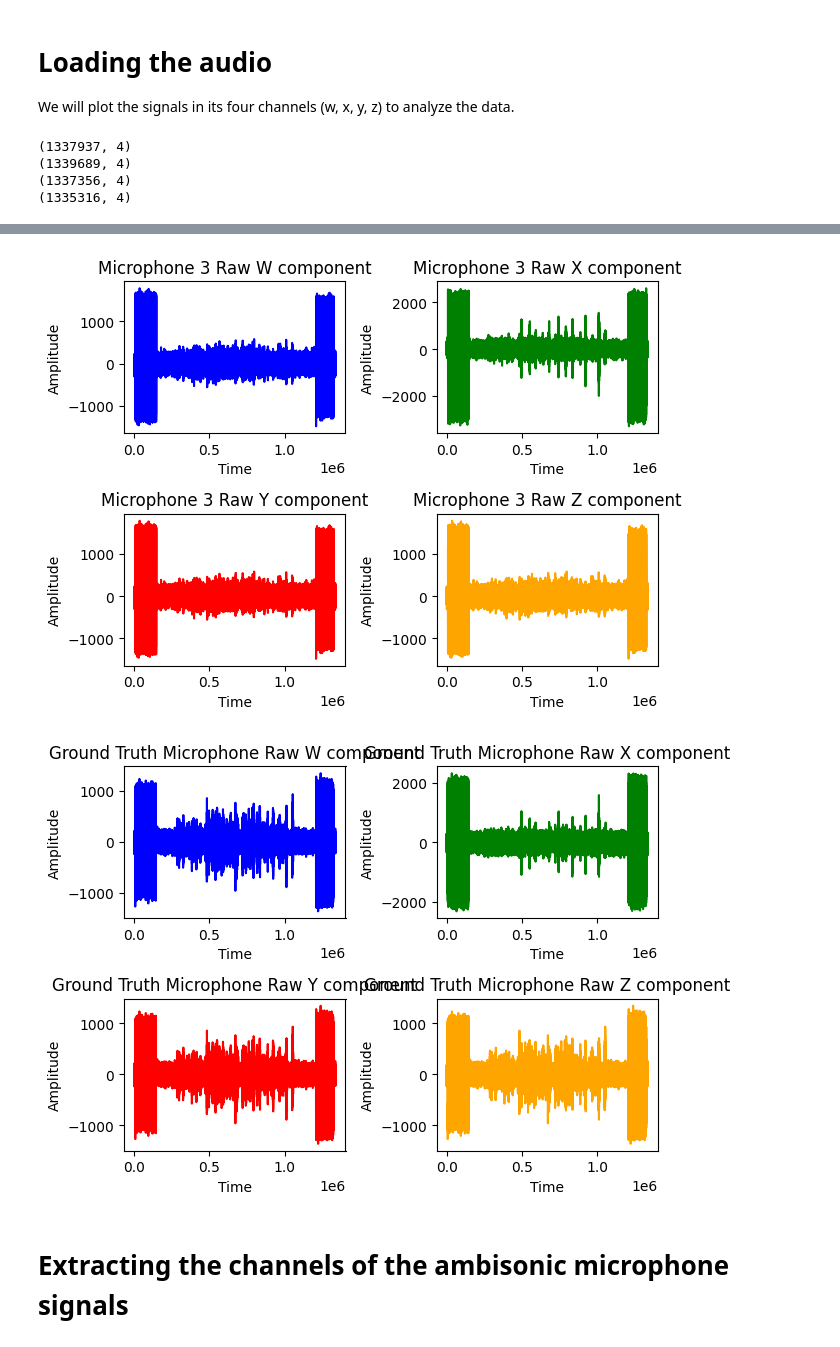
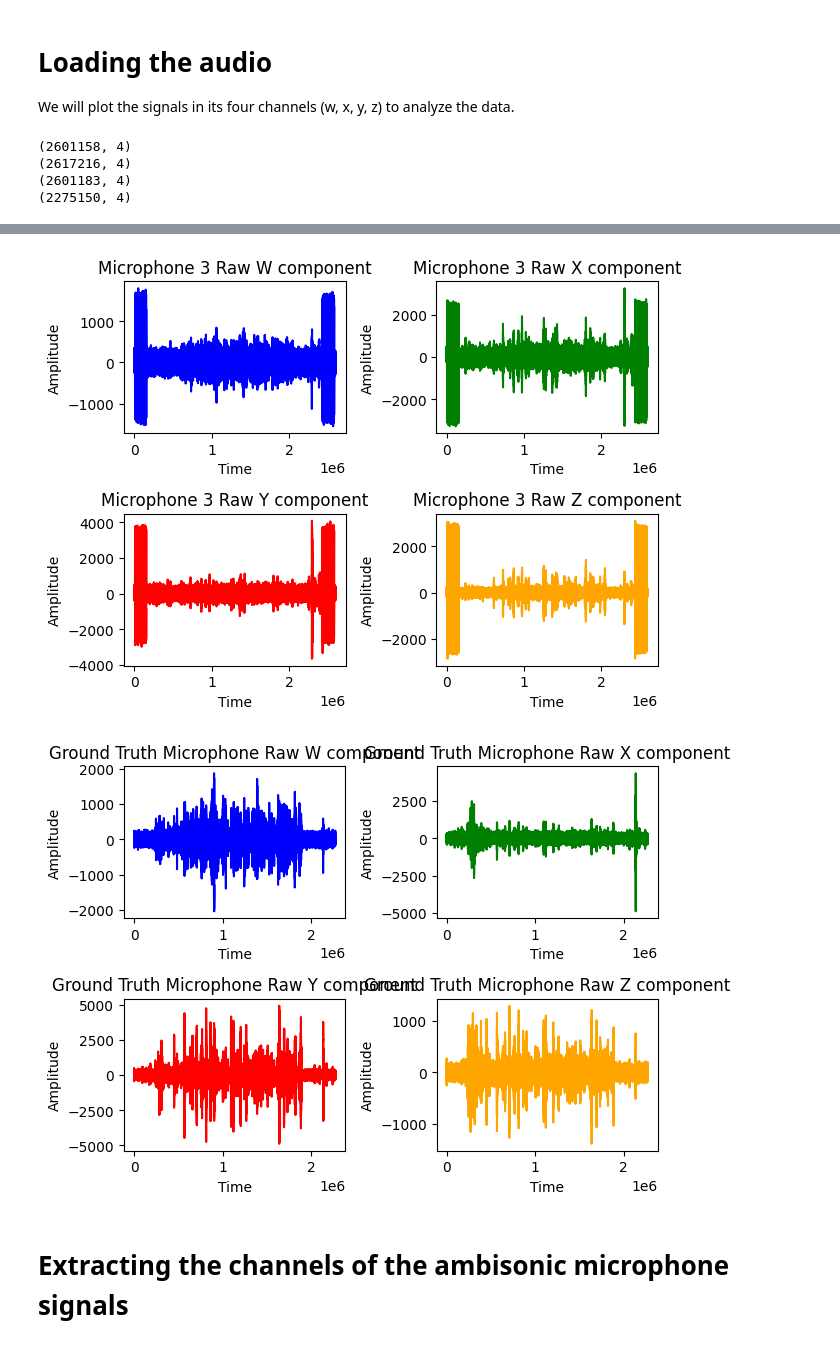
Before and after one commit to tjunjet/spatial_audio, a Jupyter notebook: codes/weighted_dist_tone.ipynb, the cells around one changed output, grey strips where cells are left out. Cells and saved outputs as stored; diff of their text form; code cells hidden in the pictures.

```diff
--- a/codes/weighted_dist_tone.ipynb
+++ b/codes/weighted_dist_tone.ipynb
@@ -154,9 +164,9 @@ def extract_channels(mic_signal):
     # X Channel
     x_signal = mic_signal[:, x_channel]
     # Y Channel
-    y_signal = mic_signal[:, w_channel]
+    y_signal = mic_signal[:, y_channel]
     # Z Channel
-    z_signal = mic_signal[:, w_channel]
+    z_signal = mic_signal[:, z_channel]
 
     return w_signal, x_signal, y_signal, z_signal
 
@@ -269,10 +279,10 @@ int32
 We will plot the signals in its four channels (w, x, y, z) to analyze the data.
 # %%
 # Reading from the files
-fs, mic1_signal = wavfile.read('../data/06_04_expts/mic1_6apr/mic1_009_cropped.WAV')
-_, mic2_signal = wavfile.read('../data/06_04_expts/mic2_6apr/mic2_009_cropped.WAV')
-_, mic3_signal = wavfile.read('../data/06_04_expts/mic3_6apr/mic3_009_cropped.WAV')
-_, gt_signal = wavfile.read('../data/06_04_expts/gt_6apr/gt_009_cropped.WAV')
+fs, mic1_signal = wavfile.read(f'../data/06_04_expts/mic1_6apr/mic1_{expt_no}_cropped.WAV')
+_, mic2_signal = wavfile.read(f'../data/06_04_expts/mic2_6apr/mic2_{expt_no}_cropped.WAV')
+_, mic3_signal = wavfile.read(f'../data/06_04_expts/mic3_6apr/mic3_{expt_no}_cropped.WAV')
+_, gt_signal = wavfile.read(f'../data/06_04_expts/gt_6apr/gt_{expt_no}_cropped.WAV')
 
 # Original time_axes
 time_1 = np.arange(1, mic1_signal.shape[0] + 1)
@@ -291,7 +301,7 @@ plot_waves(time_2, mic2_signal, "Microphone 2 Raw")
 plot_waves(time_3, mic3_signal, "Microphone 3 Raw")
 plot_waves(time_gt, gt_signal, "Ground Truth Microphone Raw")
 # %% [output]
-(1337937, 4)
-(1339689, 4)
-(1337356, 4)
-(1335316, 4)
+(2601158, 4)
+(2617216, 4)
+(2601183, 4)
+(2275150, 4)
@@ -300,5 +310,5 @@ plot_waves(time_gt, gt_signal, "Ground Truth Microphone Raw")
-[figure, old version]
+[figure, new version]
-[figure, old version]
+[figure, new version]
 # %% [markdown]
 # Extracting the channels of the ambisonic microphone signals
 # %%
```
Also changed, not shown: parts of 14 cells of this notebook, 1 other file.
